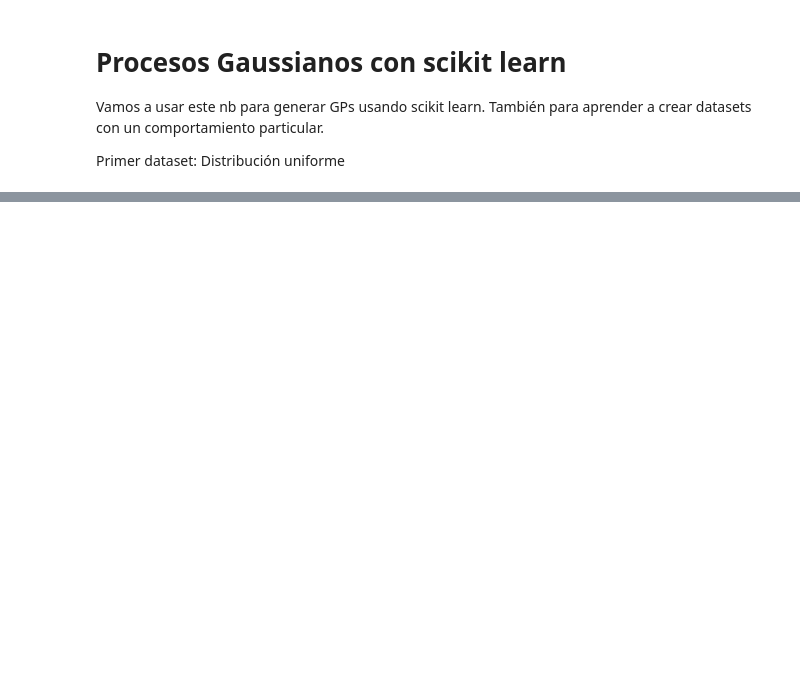
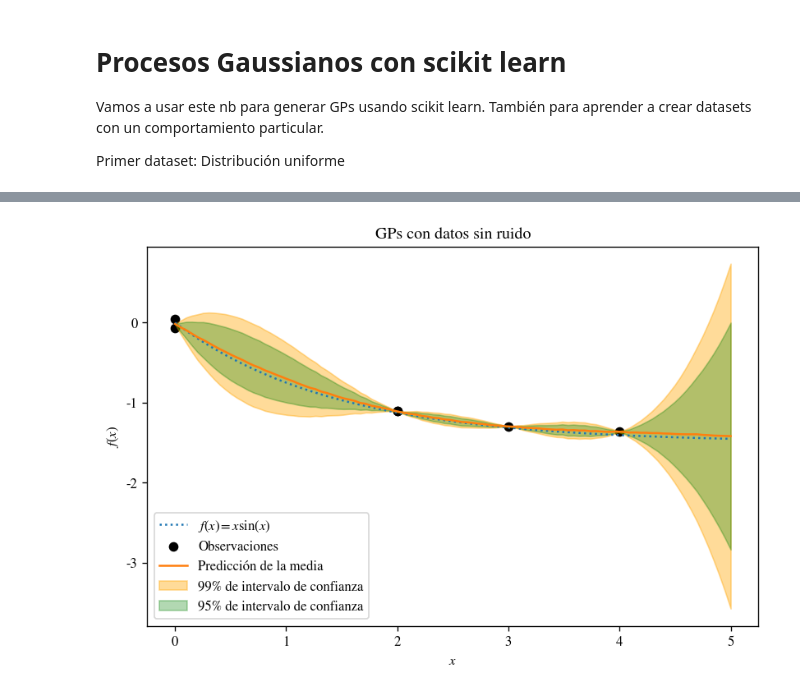
Before and after one commit to fernanda-py/fernanda-py, a Jupyter notebook: GPs_c_scikit_learn.ipynb, the cells around one changed output, grey strips where cells are left out. Drawn from its saved outputs; the diff is of its cells as text; code cells hidden in the pictures; blank space fills up the shorter version.

```diff
--- a/GPs_c_scikit_learn.ipynb
+++ b/GPs_c_scikit_learn.ipynb
@@ -75,0 +118,31 @@ plt.show()
+# %%
+#Ahora vamos a sacar la mean function y los intervalos de confianza
+
+mean_prediction, std_prediction = gaussian_process.predict(X_star, return_std=True) #Se hace sobre los datos de entrenamiento (las t_star o tiempos predictivos)
+
+plt.figure(figsize=(8,5))
+plt.plot(x, y, label=r"$f(x) = x \sin(x)$", linestyle="dotted") #La función que estamos estimando (en la vida real o en cosmo no la conocemos)
+plt.scatter(X, Y, color = 'black',label="Observaciones") #Puntos de observación
+plt.plot(X_star, mean_prediction, label="Predicción de la media") #Función sobre los datos de predicción que deben pasar sobre las observaciones
+
+plt.fill_between(
+    X_star.ravel(),
+    mean_prediction - 2.98 * std_prediction,
+    mean_prediction + 2.98 * std_prediction,
+    alpha=0.4,color = 'orange',
+    label=r"99% de intervalo de confianza",
+)
+plt.fill_between(
+    X_star.ravel(),
+    mean_prediction - 1.96 * std_prediction,
+    mean_prediction + 1.96 * std_prediction,
+    alpha=0.3,color = 'green',
+    label=r"95% de intervalo de confianza",
+) #el fill between se hace sobre los t_star
+plt.legend()
+plt.xlabel("$x$")
+plt.ylabel("$f(x)$")
+plt.title("GPs con datos sin ruido")
+plt.show()
+# %% [output]
+[figure, added]
```
Also changed, not shown: parts of 10 cells of this notebook, 7 other files.
